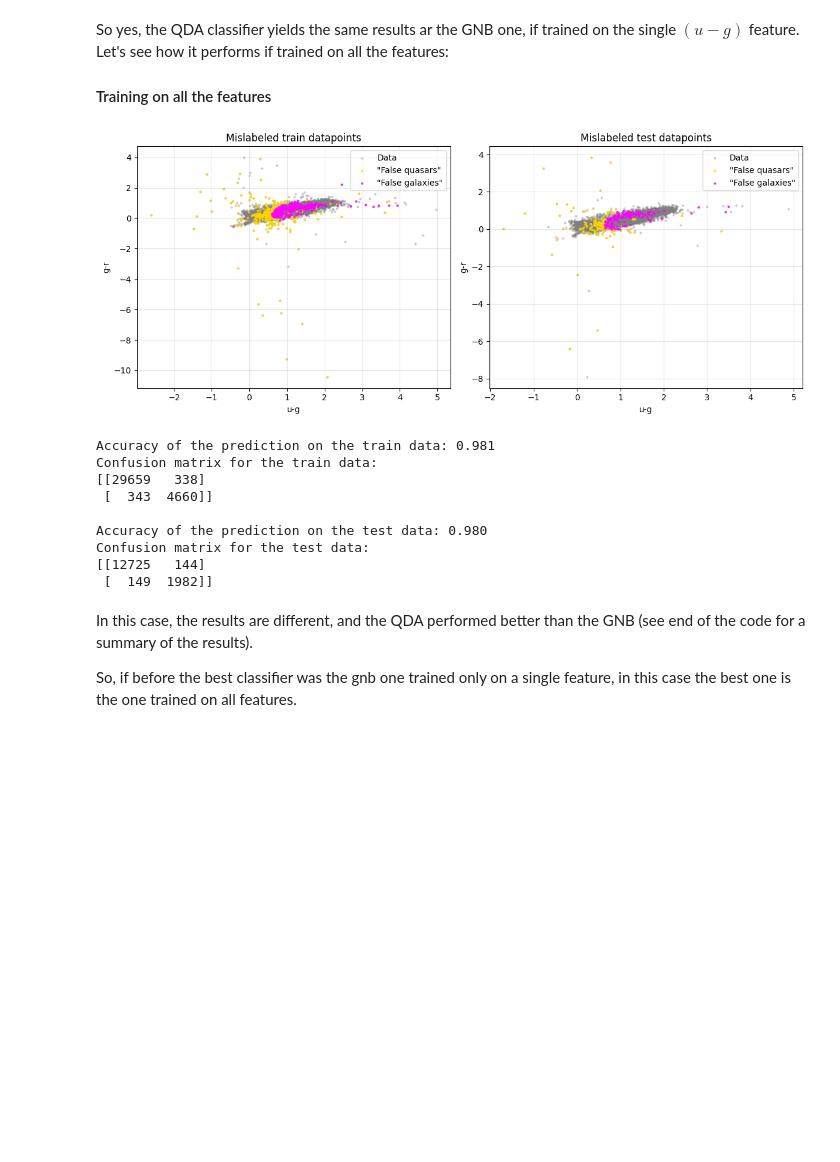
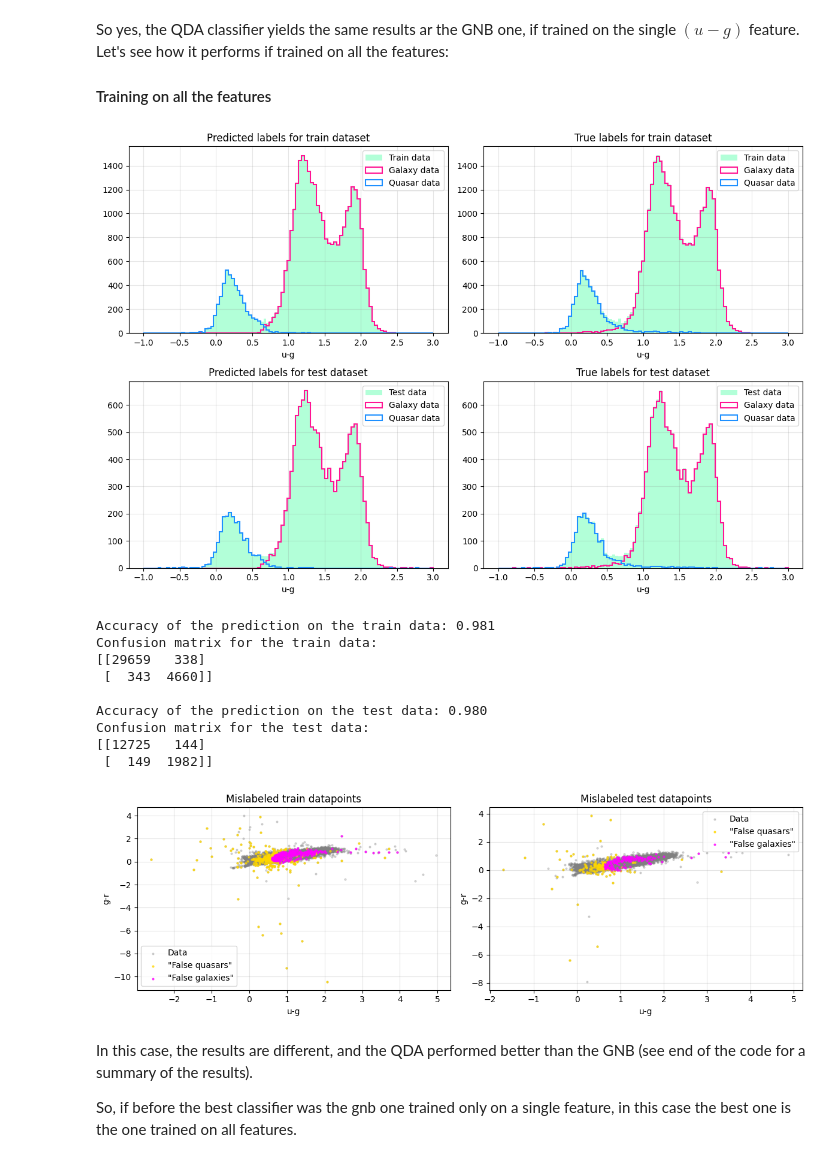
Before and after one commit to Alice-Palladino/astrostatistics_bicocca_2024, a Jupyter notebook: working/L19 - Galaxy vs quasars.ipynb, the cells around one changed output. Cells and saved outputs as stored; diff of their text form; code cells hidden in the pictures; blank space fills up the shorter version.

```diff
--- a/working/L19 - Galaxy vs quasars.ipynb
+++ b/working/L19 - Galaxy vs quasars.ipynb
@@ -164,12 +175,14 @@ X_train, X_test, y_train, y_test = train_test_split(X, y, test_size=0.3, random_
 
 #### Preliminary work: plotting functions
 # %%
-def single_ROC(X_train, X_test, y_train, y_test, classifier):
+def single_ROC(X_train, X_test, y_train, y_test, classifier, n_components):
 
     # Plots the ROC curves for a classifier trained on the single features
 
     if (classifier == 'gnb'): clf = GaussianNB()
     elif(classifier == 'qda'): clf = QDA()
+    elif (classifier == 'gmmb'): clf = GMMBayes(n_components=n_components)
+    elif (classifier == 'knn'): clf = KNeighborsClassifier(n_neighbors = n_components)
 
     colors = ['u-g', 'g-r', 'r-i', 'i-z']
 
@@ -198,17 +211,20 @@ def single_ROC(X_train, X_test, y_train, y_test, classifier):
     ax[1].legend(loc='best')
     ax[1].grid(c='grey', alpha = 0.2)
     ax[1].set_ylim(0.7, 1)
+    ax[1].set_xlim(0, 0.5)
 
     plt.show()
 
 #-------------------------------------------------------------------------------------------------------------------------------------------------------
 
-def progressive_ROC(X_train, X_test, y_train, y_test, classifier):
+def progressive_ROC(X_train, X_test, y_train, y_test, classifier, n_components):
 
-    # Plots the ROC curves for a classifier trained on a increasing number of features
+    # Plots the ROC curves for a classifier trained on a increasing number of features.
 
     if (classifier == 'gnb'): clf = GaussianNB()
     elif(classifier == 'qda'): clf = QDA()
+    elif (classifier == 'gmmb'): clf = GMMBayes(n_components=n_components)
+    elif (classifier == 'knn'): clf = KNeighborsClassifier(n_neighbors = n_components)
 
     colors = ['u-g', 'g-r', 'r-i', 'i-z']
 
@@ -244,6 +260,13 @@ def progressive_ROC(X_train, X_test, y_train, y_test, classifier):
 #-------------------------------------------------------------------------------------------------------------------------------------------------------
 
 def plot_classified_hists(X_train, X_test, y_train, y_test, y_train_pred, y_test_pred, color):
+
+    # Plots the histograms for the classified data of a given color (u-g, g-r, r-i, i-z)
+    # Plots:
+    # - The predicted labels for the train dataset;
+    # - The true labels for the train dataset;
+    # - The predicted labels for the test dataset;
+    # - The true labels for the test dataset.
 
     # Defining color
     if (color == 'u-g'): ind = 0
@@ -295,6 +318,8 @@ def plot_classified_hists(X_train, X_test, y_train, y_test, y_train_pred, y_test
 
 def mislabeled_points(X_train, X_test, y_train, y_test, y_train_pred, y_test_pred, color1, color2):
 
+    # Plots, in a color1 vs color2 plane, the mislabeled points for the train and test data.
+
     # Defining color1
     if (color1 == 'u-g'): ind1 = 0
     elif (color1 == 'g-r'): ind1 = 1
@@ -306,7 +331,6 @@ def mislabeled_points(X_train, X_test, y_train, y_test, y_train_pred, y_test_pre
     elif (color2 == 'g-r'): ind2 = 1
     elif (color2 == 'r-i'): ind2 = 2
     elif (color2 == 'i-z'): ind2 = 3
-
 
     # "False quasar" = fq: galaxies mislabeled as quasars
     # "False galaxy" = fg: quasars mislabeled as galaxies
@@ -324,7 +348,7 @@ def mislabeled_points(X_train, X_test, y_train, y_test, y_train_pred, y_test_pre
     fg_test = X_test[fg_test_indexes]
 
 
-    fig, ax = plt.subplots(1, 2, figsize = (12, 5))
+    fig, ax = plt.subplots(1, 2, figsize = (12, 4))
 
     ax[0].scatter(X_train[:, ind1], X_train[:, ind2], s = 4, c = 'grey', alpha = 0.3, label = 'Data')
     ax[0].scatter(fq_train[:, ind1], fq_train[:, ind2], s = 4, c = 'gold', alpha = 0.7, label = '"False quasars"')
@@ -519,24 +534,24 @@ So yes, the QDA classifier yields the same results ar the GNB one, if trained on
 # %%
 # TRAINING ON ALL THE FEATURES
 qda_tot = QDA()
 qda_tot.fit(X_train, y_train)
 
 y_test_pred_qda_tot = qda_tot.predict(X_test)
 y_train_pred_qda_tot = qda_tot.predict(X_train)
 
-#plot_classified_hists(X_train, X_test, y_train, y_test, y_train_pred_qda_tot, y_test_pred_qda_tot, 'u-g')
-
-mislabeled_points(X_train, X_test, y_train, y_test, y_train_pred_qda_tot, y_test_pred_qda_tot, 'u-g', 'g-r')
+plot_classified_hists(X_train, X_test, y_train, y_test, y_train_pred_qda_tot, y_test_pred_qda_tot, 'u-g')
 
 print("Accuracy of the prediction on the train data: %.3f" % accuracy_score(y_train, y_train_pred_qda_tot))
 print("Confusion matrix for the train data:")
 print(confusion_matrix(y_train, y_train_pred_qda_tot))
 
 print("\nAccuracy of the prediction on the test data: %.3f" % accuracy_score(y_test, y_test_pred_qda_tot))
 print("Confusion matrix for the test data:")
 print(confusion_matrix(y_test, y_test_pred_qda_tot))
+
+mislabeled_points(X_train, X_test, y_train, y_test, y_train_pred_qda_tot, y_test_pred_qda_tot, 'u-g', 'g-r')
 # %% [output]
-[figure, old version]
+[figure, new version]
 Accuracy of the prediction on the train data: 0.981
 Confusion matrix for the train data:
 [[29659   338]
@@ -546,6 +561,7 @@ Accuracy of the prediction on the test data: 0.980
 Confusion matrix for the test data:
 [[12725   144]
  [  149  1982]]
+[figure, added]
 # %% [markdown]
 In this case, the results are different, and the QDA performed better than the GNB (see end of the code for a summary of the results).
 
```
Also changed, not shown: parts of 48 cells of this notebook.
